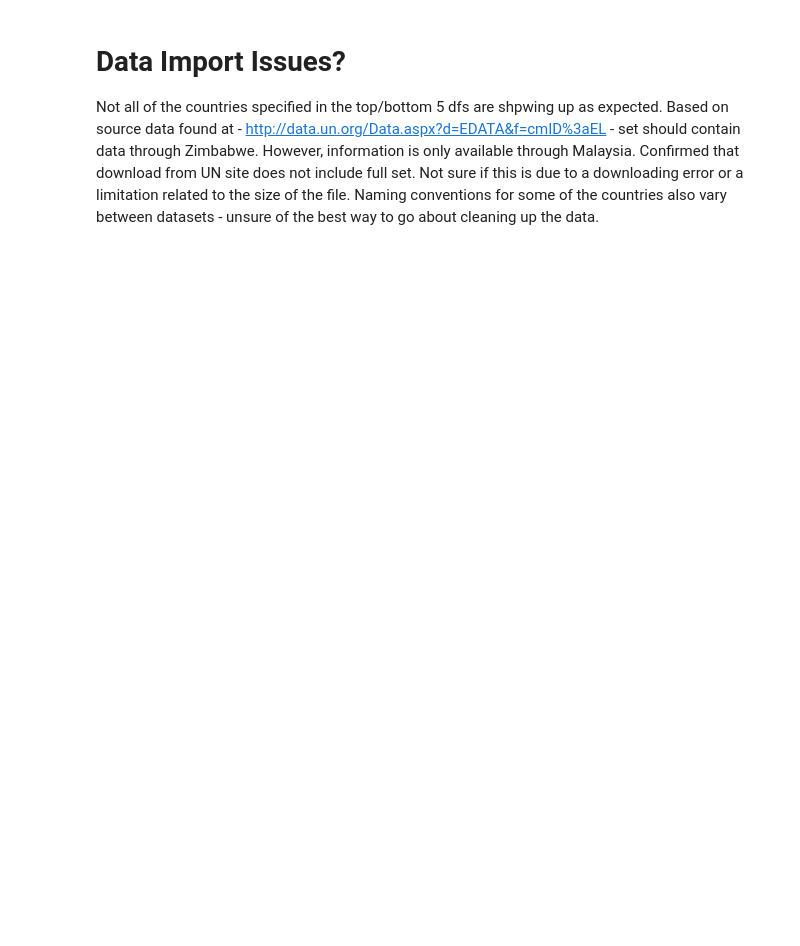
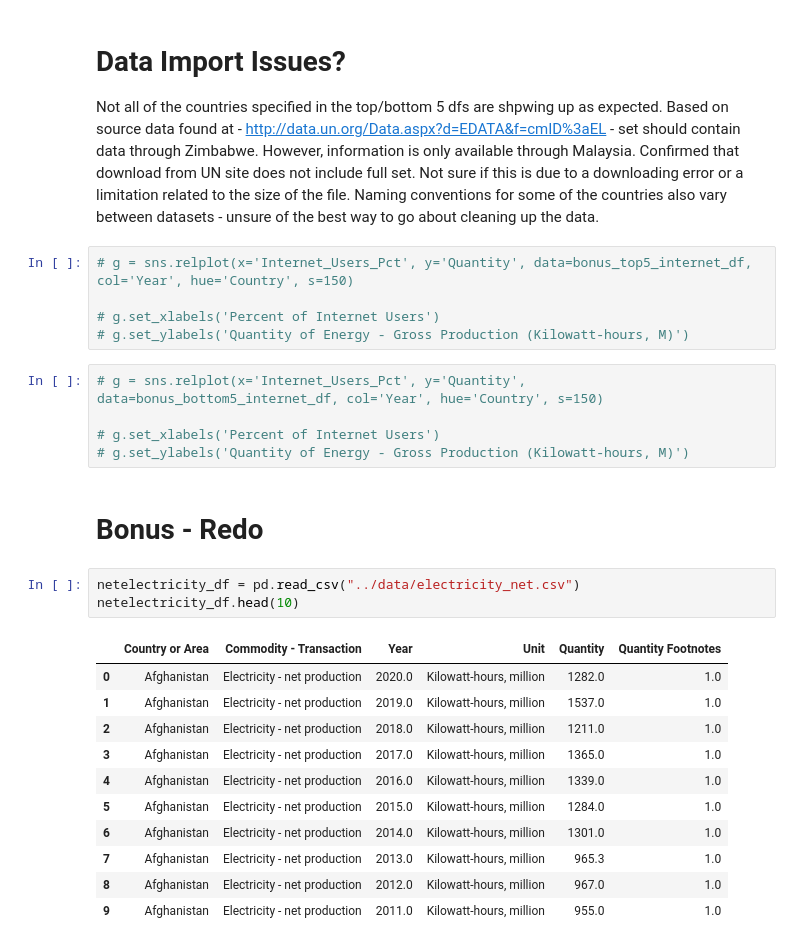
Before and after one commit to NSS-Data-Analytics-Cohort-6/gdp-and-internet-usage-caitbrown12, a Jupyter notebook: notebook/gdp_internet_usage_assignment.ipynb, the cells around one changed output. Cells and saved outputs as stored; diff of their text form; blank space fills up the shorter version.

```diff
--- a/notebook/gdp_internet_usage_assignment.ipynb
+++ b/notebook/gdp_internet_usage_assignment.ipynb
@@ -944,3 +829,30 @@ bonus_bottom5_gdp_df.head(15)
 # %% [markdown]
 # Data Import Issues?
 Not all of the countries specified in the top/bottom 5 dfs are shpwing up as expected. Based on source data found at - http://data.un.org/Data.aspx?d=EDATA&f=cmID%3aEL - set should contain data through Zimbabwe. However, information is only available through Malaysia. Confirmed that download from UN site does not include full set. Not sure if this is due to a downloading error or a limitation related to the size of the file. Naming conventions for some of the countries also vary between datasets - unsure of the best way to go about cleaning up the data.
+# %%
+# g = sns.relplot(x='Internet_Users_Pct', y='Quantity', data=bonus_top5_internet_df, col='Year', hue='Country', s=150)
+
+# g.set_xlabels('Percent of Internet Users')
+# g.set_ylabels('Quantity of Energy - Gross Production (Kilowatt-hours, M)')
+# %%
+# g = sns.relplot(x='Internet_Users_Pct', y='Quantity', data=bonus_bottom5_internet_df, col='Year', hue='Country', s=150)
+
+# g.set_xlabels('Percent of Internet Users')
+# g.set_ylabels('Quantity of Energy - Gross Production (Kilowatt-hours, M)')
+# %% [markdown]
+# Bonus - Redo
+# %%
+netelectricity_df = pd.read_csv("../data/electricity_net.csv")
+netelectricity_df.head(10)
+# %% [output]
+|  | Country or Area | Commodity - Transaction | Year | Unit | Quantity | Quantity Footnotes |
+| 0 | Afghanistan | Electricity - net production | 2020.0 | Kilowatt-hours, million | 1282.0 | 1.0 |
+| 1 | Afghanistan | Electricity - net production | 2019.0 | Kilowatt-hours, million | 1537.0 | 1.0 |
+| 2 | Afghanistan | Electricity - net production | 2018.0 | Kilowatt-hours, million | 1211.0 | 1.0 |
+| 3 | Afghanistan | Electricity - net production | 2017.0 | Kilowatt-hours, million | 1365.0 | 1.0 |
+| 4 | Afghanistan | Electricity - net production | 2016.0 | Kilowatt-hours, million | 1339.0 | 1.0 |
+| 5 | Afghanistan | Electricity - net production | 2015.0 | Kilowatt-hours, million | 1284.0 | 1.0 |
+| 6 | Afghanistan | Electricity - net production | 2014.0 | Kilowatt-hours, million | 1301.0 | 1.0 |
+| 7 | Afghanistan | Electricity - net production | 2013.0 | Kilowatt-hours, million | 965.3 | 1.0 |
+| 8 | Afghanistan | Electricity - net production | 2012.0 | Kilowatt-hours, million | 967.0 | 1.0 |
+| 9 | Afghanistan | Electricity - net production | 2011.0 | Kilowatt-hours, million | 955.0 | 1.0 |
```
Also changed, not shown: parts of 22 cells of this notebook.
